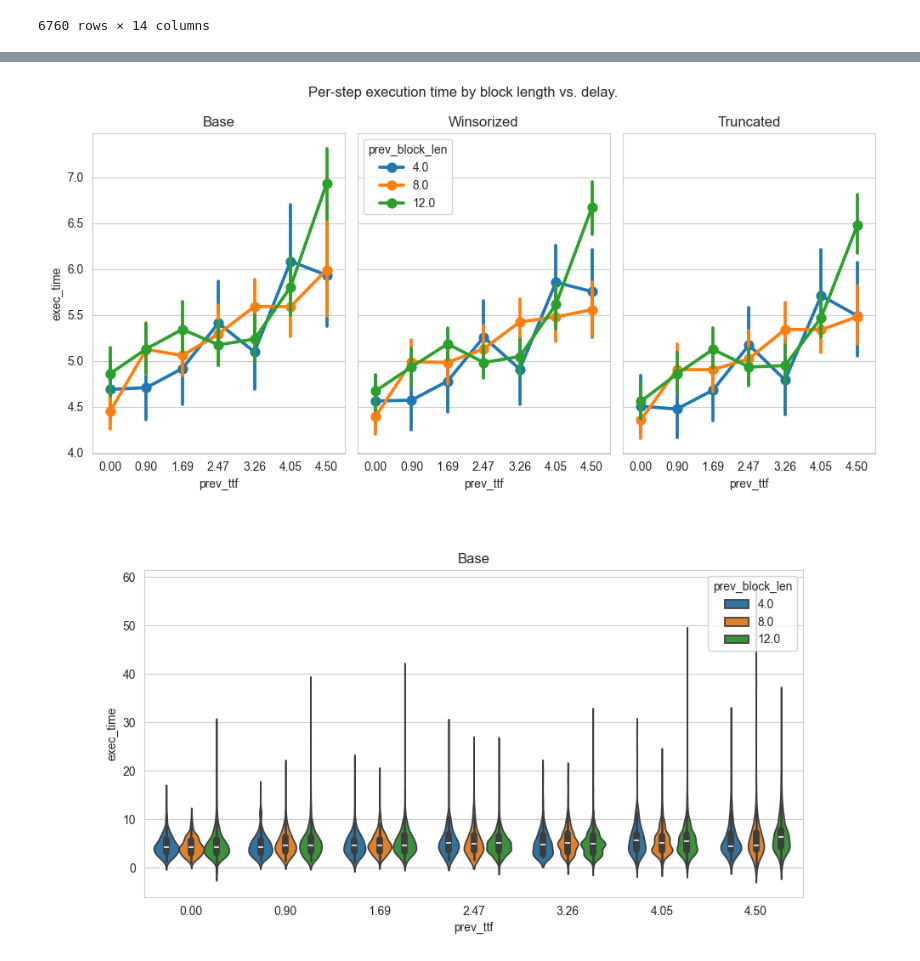
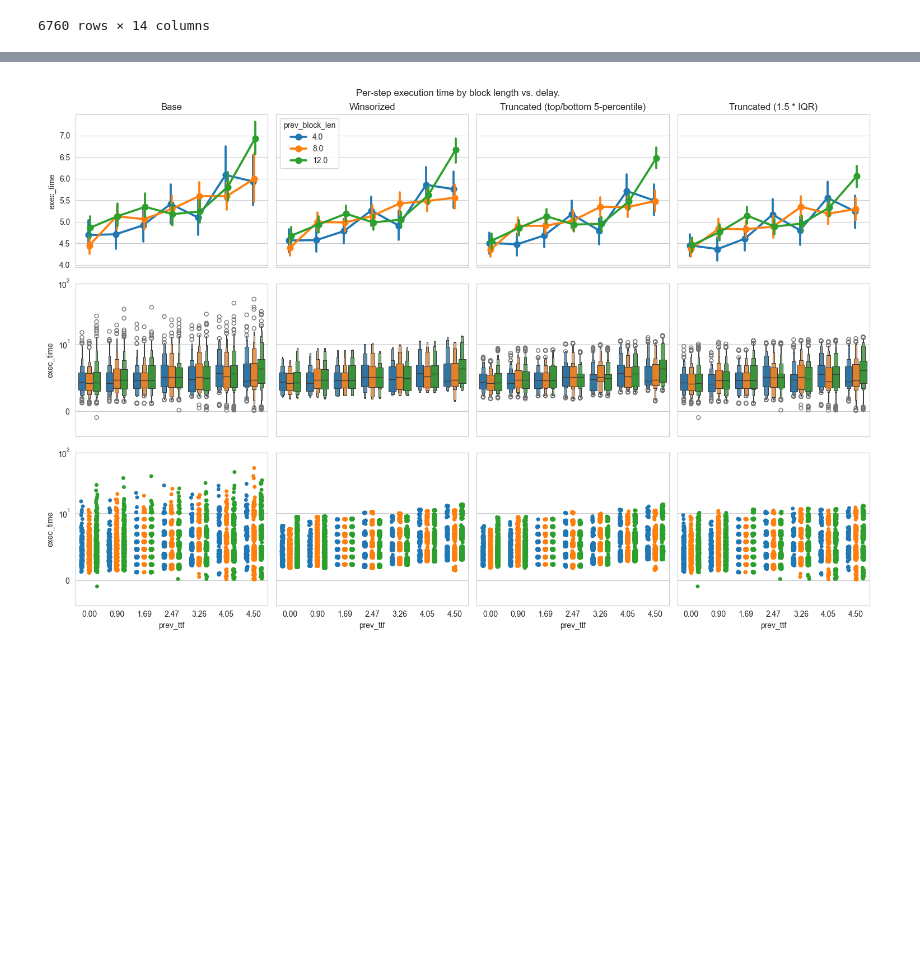
Before and after one commit to molguin92/EdgeDroid2, a Jupyter notebook: analysis_2023/paper_validation.ipynb, the cells around one changed output, grey strips where cells are left out. Cells and saved outputs as stored; diff of their text form; code cells hidden in the pictures; blank space fills up the shorter version.

```diff
--- a/analysis_2023/paper_validation.ipynb
+++ b/analysis_2023/paper_validation.ipynb
@@ -65,52 +123,44 @@ data
 # %%
 %matplotlib widget
 
 import matplotlib.pyplot as plt
-from matplotlib.ticker import FormatStrFormatter
 import seaborn as sns
-import numpy as np
-import numpy.typing as npt
+
 
 ttfs = np.sort(data["prev_ttf"].dropna().unique())
 
 
-def winsorize(arr: npt.ArrayLike | npt.NDArray, p: int = 5) -> int | float:
-    low_bound = np.percentile(arr, p)
-    high_bound = np.percentile(arr, 100 - p)
-    arr[arr < low_bound] = low_bound
-    arr[arr > high_bound] = high_bound
-    return arr
+fig, axes = plt.subplots(nrows=3, ncols=4, sharey="row", sharex=True, figsize=(15, 10))
+sns.pointplot(data=data, x="prev_ttf", y="exec_time", hue="prev_block_len", ax=axes[0][0], legend=False, dodge=True)
+sns.boxenplot(data=data, x="prev_ttf", y="exec_time", hue="prev_block_len", ax=axes[1][0], legend=False)
+sns.stripplot(data=data, x="prev_ttf", y="exec_time", hue="prev_block_len", ax=axes[2][0], legend=False, dodge=True)
+axes[0][0].set_title("Base")
 
-def truncate(arr: npt.ArrayLike | npt.NDArray, p: int = 5) -> int | float:
-    low_bound = np.percentile(arr, p)
-    high_bound = np.percentile(arr, 100 - p)
-    return np.copy(arr[np.logical_and(arr >= low_bound, arr <= high_bound)])
+sns.pointplot(data=data, x="prev_ttf", y="exec_time_winsorized_block_len", hue="prev_block_len", ax=axes[0][1], dodge=True)
+sns.boxenplot(data=data, x="prev_ttf", y="exec_time_winsorized_block_len", hue="prev_block_len", ax=axes[1][1], legend=False)
+sns.stripplot(data=data, x="prev_ttf", y="exec_time_winsorized_block_len", hue="prev_block_len", ax=axes[2][1], legend=False, dodge=True)
+axes[0][1].set_title("Winsorized")
 
-fig, axes = plt.subplots(nrows=1, ncols=3, sharex=True, sharey=True, figsize=(10, 5))
-sns.pointplot(data=data, x="prev_ttf", y="exec_time", hue="prev_block_len", estimator="mean", ax=axes[0], legend=False)
-axes[0].set_title("Base")
+sns.pointplot(data=data, x="prev_ttf", y="exec_time_truncated_block_len", hue="prev_block_len", ax=axes[0][2], legend=False, dodge=True)
+sns.boxenplot(data=data, x="prev_ttf", y="exec_time_truncated_block_len", hue="prev_block_len", ax=axes[1][2], legend=False)
+sns.stripplot(data=data, x="prev_ttf", y="exec_time_truncated_block_len", hue="prev_block_len", ax=axes[2][2], legend=False, dodge=True)
+axes[0][2].set_title("Truncated (top/bottom 5-percentile)")
 
-sns.pointplot(data=data, x="prev_ttf", y="exec_time", hue="prev_block_len", estimator=lambda v: np.mean(winsorize(v)), ax=axes[1])
-axes[1].set_title("Winsorized")
+sns.pointplot(data=data, x="prev_ttf", y="exec_time_iqr_block_len", hue="prev_block_len", ax=axes[0][3], legend=False, dodge=True)
+sns.boxenplot(data=data, x="prev_ttf", y="exec_time_iqr_block_len", hue="prev_block_len", ax=axes[1][3], legend=False)
+sns.stripplot(data=data, x="prev_ttf", y="exec_time_iqr_block_len", hue="prev_block_len", ax=axes[2][3], legend=False, dodge=True)
+axes[0][3].set_title("Truncated (1.5 * IQR)")
 
-sns.pointplot(data=data, x="prev_ttf", y="exec_time", hue="prev_block_len", estimator=lambda v: np.mean(truncate(v)), ax=axes[2], legend=False)
-axes[2].set_title("Truncated")
-
-axes[0].set_xticks(ticks=axes[0].get_xticks(), labels=[f"{t:0.2f}" for t in ttfs])
+axes[0][0].set_xticks(ticks=axes[0][0].get_xticks(), labels=[f"{t:0.2f}" for t in ttfs])
+axes[1][0].set_yscale('symlog', linthresh=10.0)
+axes[1][0].set_ylim(None, 100.0)
+axes[2][0].set_yscale('symlog', linthresh=10.0)
+axes[2][0].set_ylim(None, 100.0)
 
 fig.suptitle("Per-step execution time by block length vs. delay.")
 fig.tight_layout()
 plt.show()
-
-fig, ax = plt.subplots(figsize=(10, 5))
-sns.violinplot(data=data, x="prev_ttf", y="exec_time", hue="prev_block_len", ax=ax, legend=True)
-ax.set_title("Base")
-ax.set_xticks(ticks=axes[0].get_xticks(), labels=[f"{t:0.2f}" for t in ttfs])
-plt.show()
-
-
-# look at empirical distributions
+plt.close(fig)
 # %% [output]
-[figure, old version]
+[figure, new version]
-[figure, removed]
 # %%
```
Also changed, not shown: parts of 8 cells of this notebook, 2 other files.
